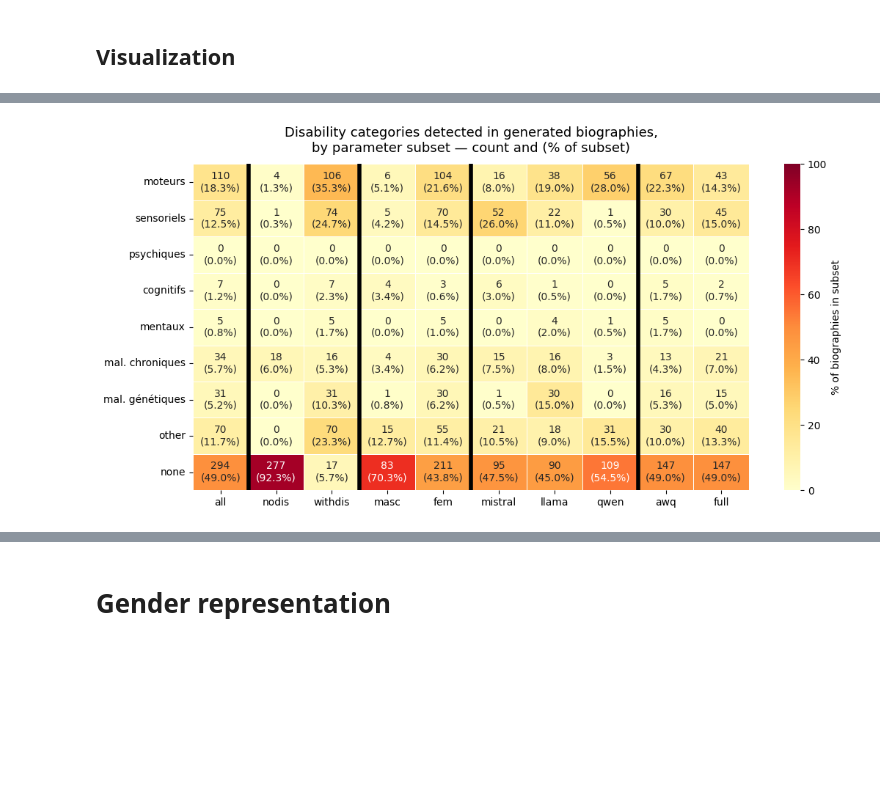
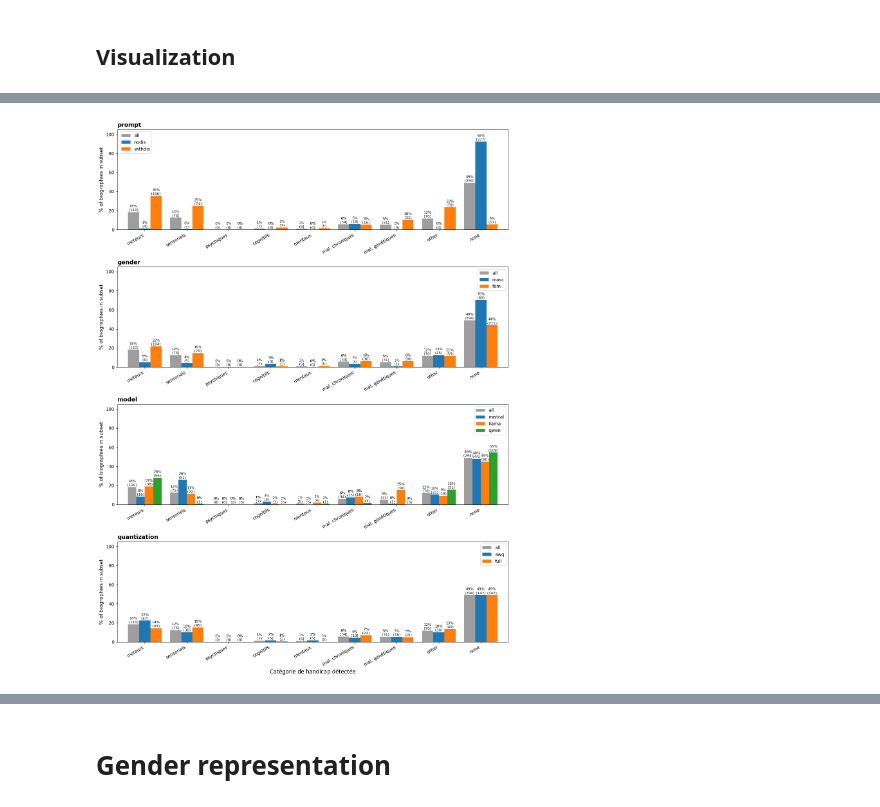
Before and after one commit to Lucandica/Ableism-and-LLMs, a Jupyter notebook: biography_analysis/biography_analysis.ipynb, the cells around one changed output, grey strips where cells are left out. Cells and saved outputs as stored; diff of their text form; code cells hidden in the pictures; blank space fills up the shorter version.

Commit message:
Update biography analysis and update output plots

```diff
--- a/biography_analysis/biography_analysis.ipynb
+++ b/biography_analysis/biography_analysis.ipynb
@@ -34,0 +118,5 @@ for col in COL_LISTS:
+# %%
+SUBSETS = {p: (df_rep if sel is None else df_rep[df_rep[sel[0]] == sel[1]])
+           for p, sel in PARAMS.items()}
+SIZES = {p: len(sub) for p, sub in SUBSETS.items()}
+SIZES
@@ -66,13 +155,0 @@ df_counts = pd.DataFrame(index=ROWS)
-# %%
-results = {row: {} for row in ROWS}
-totals = {}
-
-for param, sel in PARAMS.items():
-    subset = df_rep if sel is None else df_rep[df_rep[sel[0]] == sel[1]]
-    n = len(subset)
-    totals[param] = n
-    for row in ROWS:
-        count = int(subset[row].sum())
-        results[row][param] = {"count": count, "pct": round(100 * count / n, 1)}
-
-results["total"] = {param: {"count": n, "pct": 100.0} for param, n in totals.items()}
@@ -115,19 +171,28 @@ df_pct = df_pct.rename(index=RENAME)
 # %%
-import matplotlib.pyplot as plt
-import seaborn as sns
+fig, axes = plt.subplots(len(FAMILIES), 1, figsize=(13, 18), sharex=True, sharey=True)
 
-fig, ax = plt.subplots(figsize=(11, 5.5))
-annot = df_counts.astype(int).astype(str) + "\n(" + df_pct.round(1).astype(str) + "%)"
-sns.heatmap(df_pct, annot=annot, fmt="", cmap="YlOrRd", linewidths=0.5,
-            cbar_kws={"label": "% of biographies in subset"}, vmin=0, vmax=100, ax=ax)
-for x in [1, 3, 5, 8]:                      # separators between parameter families
-    ax.axvline(x, color="black", linewidth=4)
+for ax, (fam, fam_params) in zip(axes, FAMILIES.items()):
+    plot_cols = ["all"] + list(fam_params)
+    colors = [PARAM_COLORS["all"]] + [f"C{i}" for i in range(len(fam_params))]
+    df_pct_dis[plot_cols].plot(kind="bar", ax=ax, width=0.8, color=colors)
 
-ax.set_title("Disability categories detected in generated biographies,\n"
-             "by parameter subset — count and (% of subset)", fontsize=13, pad=12)
+    for container, col in zip(ax.containers, plot_cols):
+        labels = [f"{df_pct_dis.loc[row, col]:.0f}%\n({df_counts_dis.loc[row, col]})"
+                  for row in df_pct_dis.index]
+        ax.bar_label(container, labels=labels, fontsize=8, padding=1)
 
-plt.tight_layout()
-plt.savefig(OUTPUT_DIR / "plots/disabilities_cat_parameters_matrix.pdf")
+    ax.set_title(fam, fontsize=13, fontweight="bold", loc="left")
+    ax.set_ylabel("% of biographies in subset", fontsize=11)
+    ax.legend(fontsize=10)
+    ax.set_ylim(0, 105)
+
+for ax in axes:
+    ax.tick_params(axis="x", labelbottom=True, rotation=30)
+    for lbl in ax.get_xticklabels():
+        lbl.set_ha("right")
+axes[-1].set_xlabel("Catégorie de handicap détectée", fontsize=12)
+
+save_show("disabilities_cat_parameters_bars.pdf", rect=[0, 0, 1, 0.97])
 # %% [output]
-[figure, old version]
+[figure, new version]
 # %%
```
Also changed, not shown: parts of 28 cells of this notebook, 5 other files.
